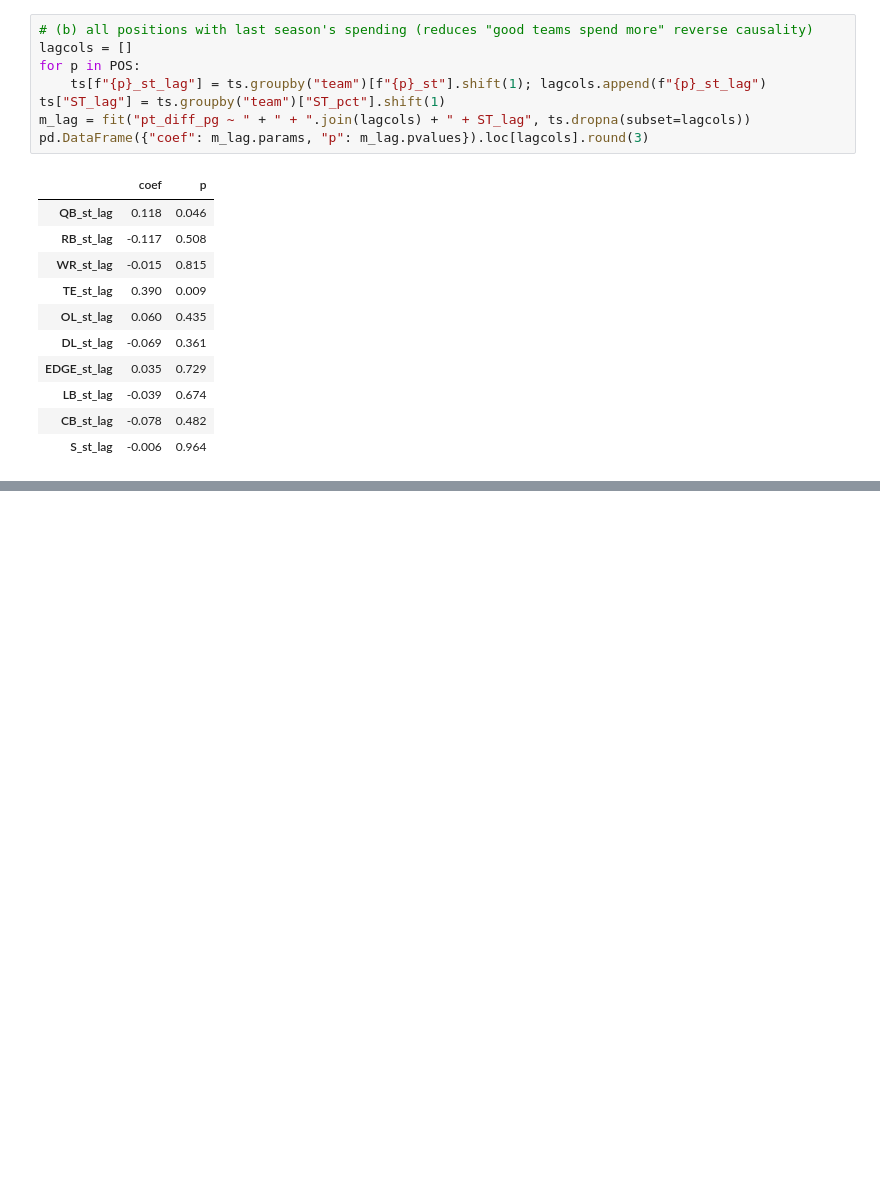
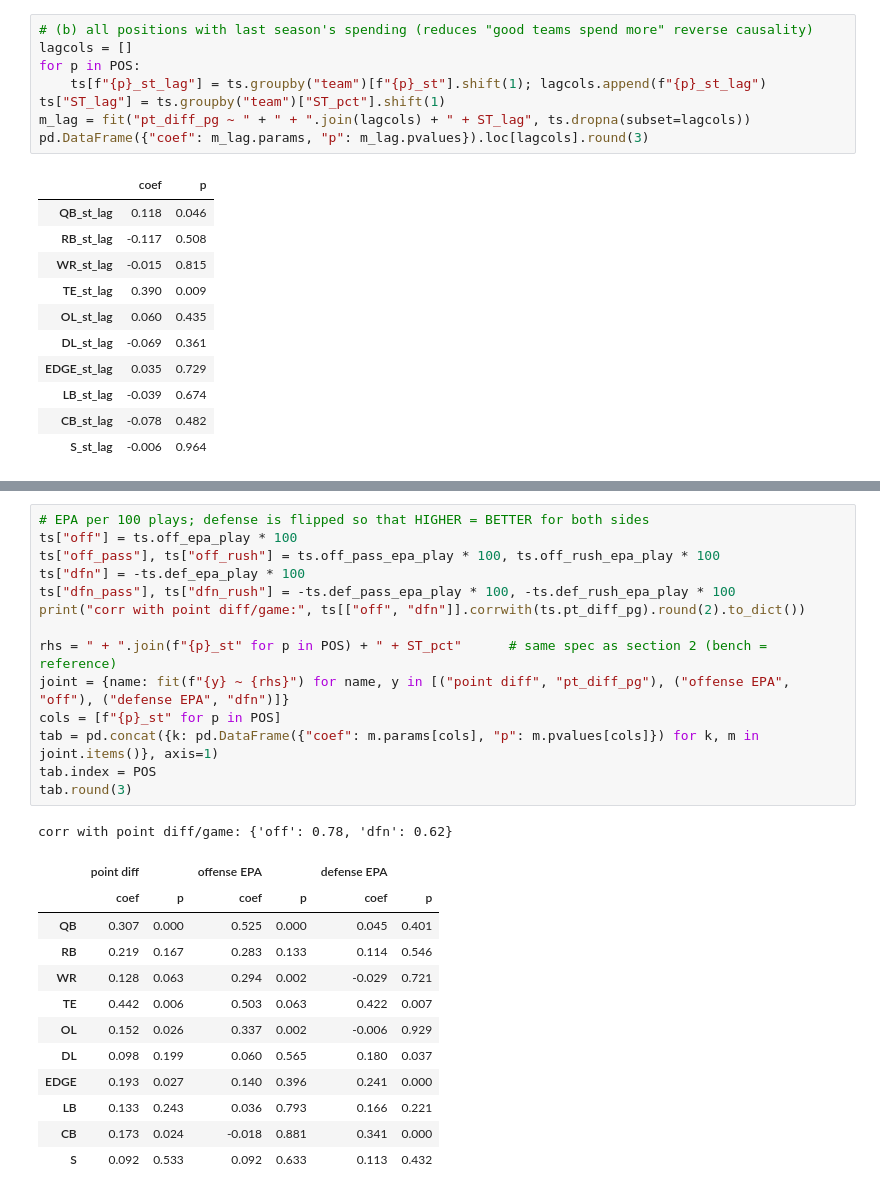
Before and after one commit to noahfighter883/nfl-position-value, a Jupyter notebook: analysis.ipynb, the cells around one changed output, grey strips where cells are left out. Drawn from its saved outputs; the diff is of its cells as text; blank space fills up the shorter version.

```diff
--- a/analysis.ipynb
+++ b/analysis.ipynb
@@ -342,0 +360,28 @@ pd.DataFrame({"coef": m_lag.params, "p": m_lag.pvalues}).loc[lagcols].round(3)
+# %%
+# EPA per 100 plays; defense is flipped so that HIGHER = BETTER for both sides
+ts["off"] = ts.off_epa_play * 100
+ts["off_pass"], ts["off_rush"] = ts.off_pass_epa_play * 100, ts.off_rush_epa_play * 100
+ts["dfn"] = -ts.def_epa_play * 100
+ts["dfn_pass"], ts["dfn_rush"] = -ts.def_pass_epa_play * 100, -ts.def_rush_epa_play * 100
+print("corr with point diff/game:", ts[["off", "dfn"]].corrwith(ts.pt_diff_pg).round(2).to_dict())
+
+rhs = " + ".join(f"{p}_st" for p in POS) + " + ST_pct"      # same spec as section 2 (bench = reference)
+joint = {name: fit(f"{y} ~ {rhs}") for name, y in [("point diff", "pt_diff_pg"), ("offense EPA", "off"), ("defense EPA", "dfn")]}
+cols = [f"{p}_st" for p in POS]
+tab = pd.concat({k: pd.DataFrame({"coef": m.params[cols], "p": m.pvalues[cols]}) for k, m in joint.items()}, axis=1)
+tab.index = POS
+tab.round(3)
+# %% [output]
+corr with point diff/game: {'off': 0.78, 'dfn': 0.62}
+|  | point diff |  | offense EPA |  | defense EPA |  |
+|  | coef | p | coef | p | coef | p |
+| QB | 0.307 | 0.000 | 0.525 | 0.000 | 0.045 | 0.401 |
+| RB | 0.219 | 0.167 | 0.283 | 0.133 | 0.114 | 0.546 |
+| WR | 0.128 | 0.063 | 0.294 | 0.002 | -0.029 | 0.721 |
+| TE | 0.442 | 0.006 | 0.503 | 0.063 | 0.422 | 0.007 |
+| OL | 0.152 | 0.026 | 0.337 | 0.002 | -0.006 | 0.929 |
+| DL | 0.098 | 0.199 | 0.060 | 0.565 | 0.180 | 0.037 |
+| EDGE | 0.193 | 0.027 | 0.140 | 0.396 | 0.241 | 0.000 |
+| LB | 0.133 | 0.243 | 0.036 | 0.793 | 0.166 | 0.221 |
+| CB | 0.173 | 0.024 | -0.018 | 0.881 | 0.341 | 0.000 |
+| S | 0.092 | 0.533 | 0.092 | 0.633 | 0.113 | 0.432 |
```
Also changed, not shown: parts of 5 cells of this notebook, 2 other files.
